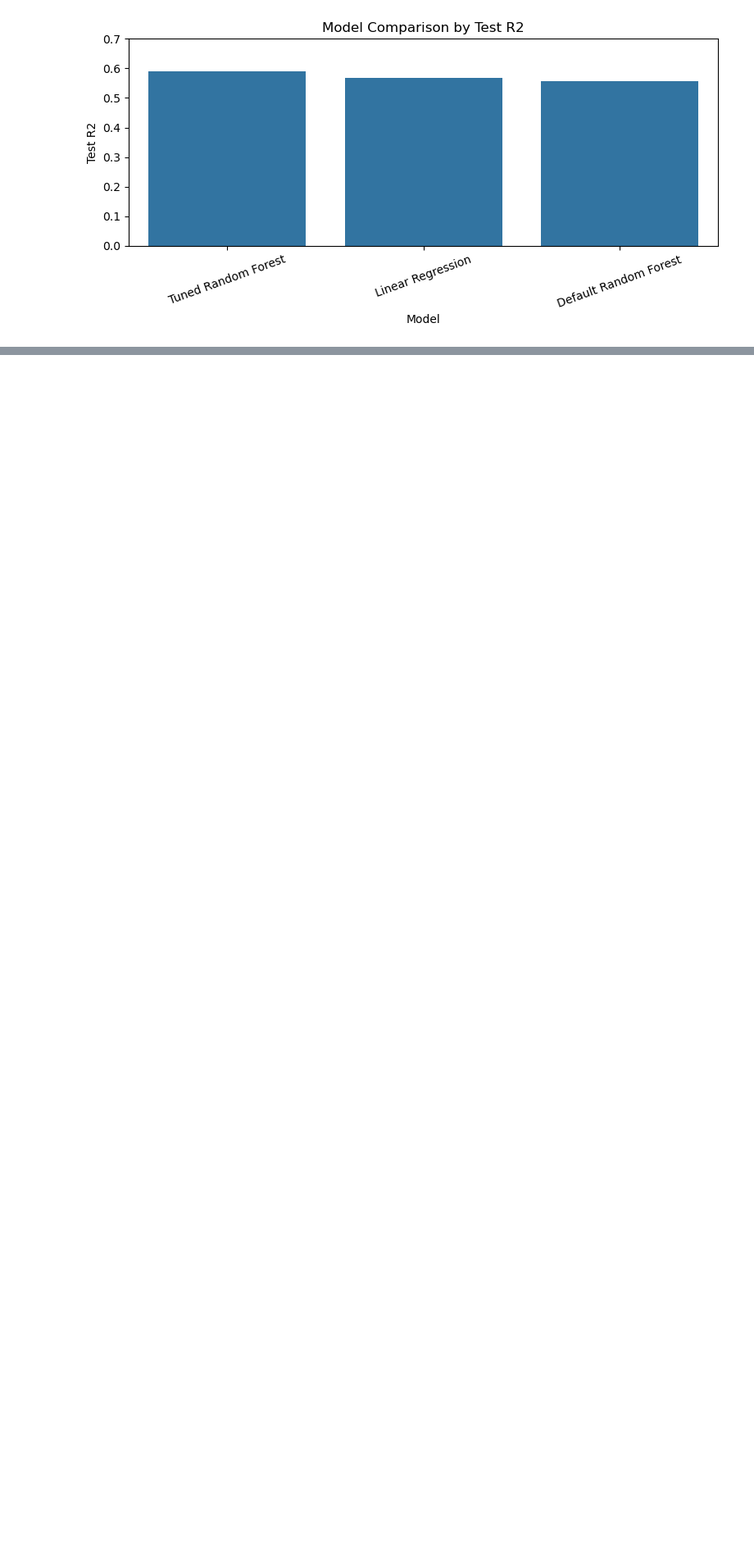
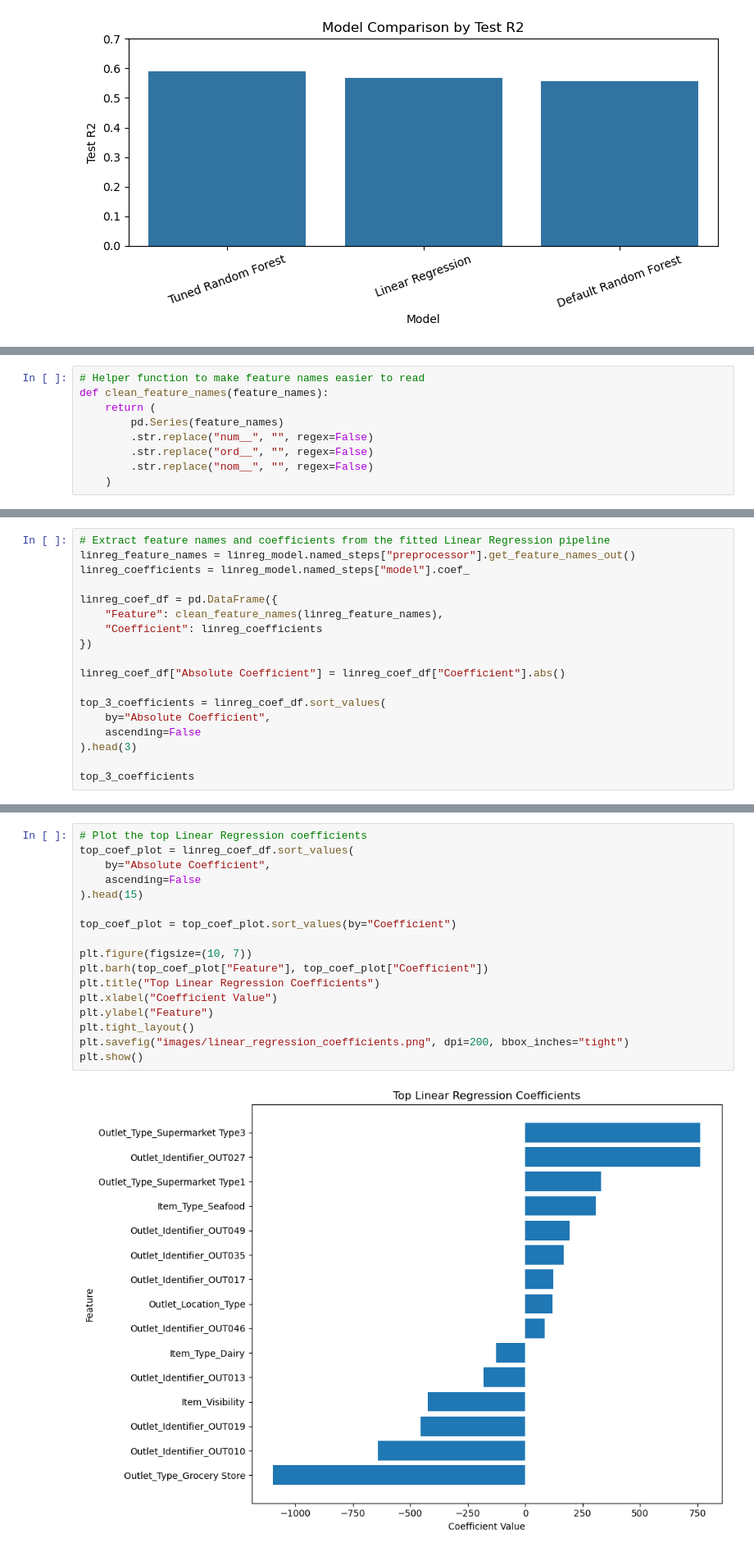
Before and after one commit to WalidAlsafadi/Prediction-of-Product-Sales, a Jupyter notebook: notebook.ipynb, the cells around one changed output, grey strips where cells are left out. Shown at 82% size. Drawn from its saved outputs; the diff is of its cells as text; blank space fills up the shorter version.

Commit message:
Enhance model explainability with feature impact analysis

```diff
--- a/notebook.ipynb
+++ b/notebook.ipynb
@@ -1252,0 +1259,9 @@ plt.show()
+# %%
+# Helper function to make feature names easier to read
+def clean_feature_names(feature_names):
+    return (
+        pd.Series(feature_names)
+        .str.replace("num__", "", regex=False)
+        .str.replace("ord__", "", regex=False)
+        .str.replace("nom__", "", regex=False)
+    )
@@ -1252,0 +1276,18 @@ plt.show()
+# %%
+# Extract feature names and coefficients from the fitted Linear Regression pipeline
+linreg_feature_names = linreg_model.named_steps["preprocessor"].get_feature_names_out()
+linreg_coefficients = linreg_model.named_steps["model"].coef_
+
+linreg_coef_df = pd.DataFrame({
+    "Feature": clean_feature_names(linreg_feature_names),
+    "Coefficient": linreg_coefficients
+})
+
+linreg_coef_df["Absolute Coefficient"] = linreg_coef_df["Coefficient"].abs()
+
+top_3_coefficients = linreg_coef_df.sort_values(
+    by="Absolute Coefficient",
+    ascending=False
+).head(3)
+
+top_3_coefficients
@@ -1252,0 +1299,19 @@ plt.show()
+# %%
+# Plot the top Linear Regression coefficients
+top_coef_plot = linreg_coef_df.sort_values(
+    by="Absolute Coefficient",
+    ascending=False
+).head(15)
+
+top_coef_plot = top_coef_plot.sort_values(by="Coefficient")
+
+plt.figure(figsize=(10, 7))
+plt.barh(top_coef_plot["Feature"], top_coef_plot["Coefficient"])
+plt.title("Top Linear Regression Coefficients")
+plt.xlabel("Coefficient Value")
+plt.ylabel("Feature")
+plt.tight_layout()
+plt.savefig("images/linear_regression_coefficients.png", dpi=200, bbox_inches="tight")
+plt.show()
+# %% [output]
+[figure, added]
```
Also changed, not shown: parts of 10 cells of this notebook, 4 other files.
